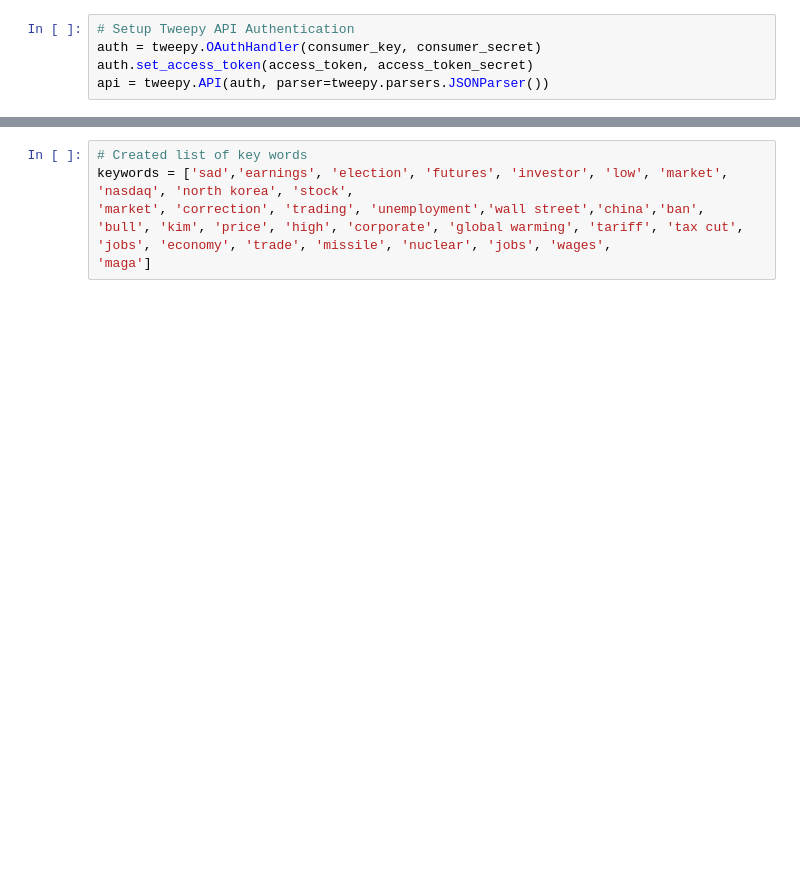
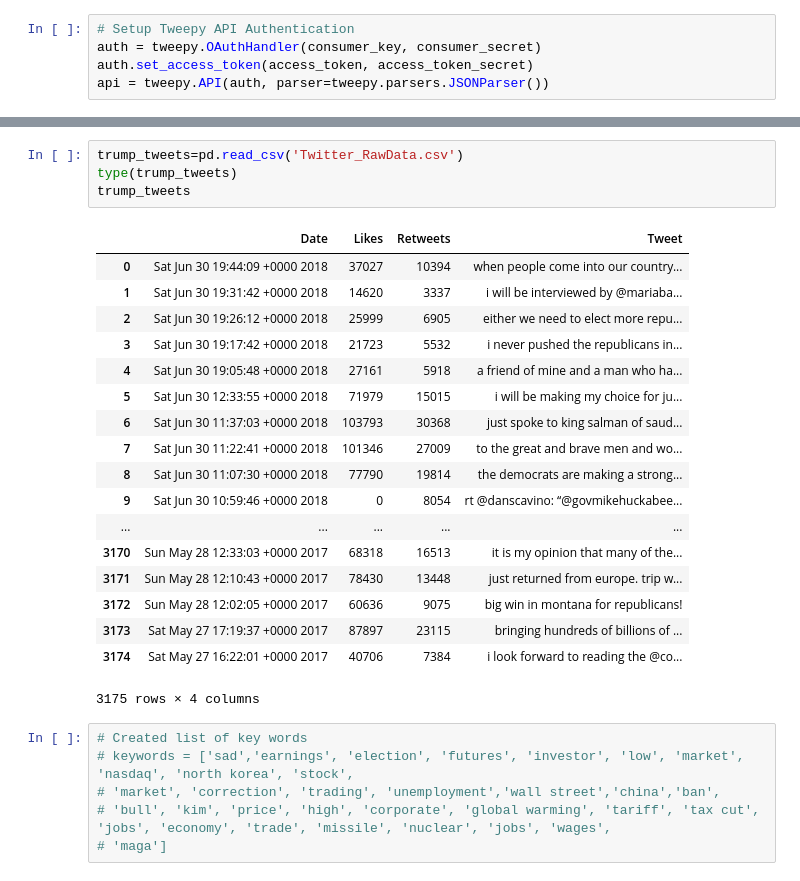
Before and after one commit to rashimjain/Celebrity-Twitter-Sentiment-Analysis-vs.-Stock-Markets-Performance, a Jupyter notebook: merged_data.ipynb, the cells around one changed output, grey strips where cells are left out. Saved outputs shown, nothing was run; the diff lists cells and outputs as text; blank space fills up the shorter version.

```diff
--- a/merged_data.ipynb
+++ b/merged_data.ipynb
@@ -77,6 +80,29 @@ trump_tweets.head(5)
+# %%
+trump_tweets=pd.read_csv('Twitter_RawData.csv')
+type(trump_tweets)
+trump_tweets
+# %% [output]
+|  | Date | Likes | Retweets | Tweet |
+| 0 | Sat Jun 30 19:44:09 +0000 2018 | 37027 | 10394 | when people come into our country... |
+| 1 | Sat Jun 30 19:31:42 +0000 2018 | 14620 | 3337 | i will be interviewed by @mariaba... |
+| 2 | Sat Jun 30 19:26:12 +0000 2018 | 25999 | 6905 | either we need to elect more repu... |
+| 3 | Sat Jun 30 19:17:42 +0000 2018 | 21723 | 5532 | i never pushed the republicans in... |
+| 4 | Sat Jun 30 19:05:48 +0000 2018 | 27161 | 5918 | a friend of mine and a man who ha... |
+| 5 | Sat Jun 30 12:33:55 +0000 2018 | 71979 | 15015 | i will be making my choice for ju... |
+| 6 | Sat Jun 30 11:37:03 +0000 2018 | 103793 | 30368 | just spoke to king salman of saud... |
+| 7 | Sat Jun 30 11:22:41 +0000 2018 | 101346 | 27009 | to the great and brave men and wo... |
+| 8 | Sat Jun 30 11:07:30 +0000 2018 | 77790 | 19814 | the democrats are making a strong... |
+| 9 | Sat Jun 30 10:59:46 +0000 2018 | 0 | 8054 | rt @danscavino: “@govmikehuckabee... |
+| ... | ... | ... | ... | ... |
+| 3170 | Sun May 28 12:33:03 +0000 2017 | 68318 | 16513 | it is my opinion that many of the... |
+| 3171 | Sun May 28 12:10:43 +0000 2017 | 78430 | 13448 | just returned from europe. trip w... |
+| 3172 | Sun May 28 12:02:05 +0000 2017 | 60636 | 9075 | big win in montana for republicans! |
+| 3173 | Sat May 27 17:19:37 +0000 2017 | 87897 | 23115 | bringing hundreds of billions of ... |
+| 3174 | Sat May 27 16:22:01 +0000 2017 | 40706 | 7384 | i look forward to reading the @co... |
+3175 rows × 4 columns
 # %%
 # Created list of key words
-keywords = ['sad','earnings', 'election', 'futures', 'investor', 'low', 'market', 'nasdaq', 'north korea', 'stock',
-'market', 'correction', 'trading', 'unemployment','wall street','china','ban',
-'bull', 'kim', 'price', 'high', 'corporate', 'global warming', 'tariff', 'tax cut', 'jobs', 'economy', 'trade', 'missile', 'nuclear', 'jobs', 'wages',
-'maga']
+# keywords = ['sad','earnings', 'election', 'futures', 'investor', 'low', 'market', 'nasdaq', 'north korea', 'stock',
+# 'market', 'correction', 'trading', 'unemployment','wall street','china','ban',
+# 'bull', 'kim', 'price', 'high', 'corporate', 'global warming', 'tariff', 'tax cut', 'jobs', 'economy', 'trade', 'missile', 'nuclear', 'jobs', 'wages',
+# 'maga']
```
Also changed, not shown: parts of 21 cells of this notebook, 1 other file.
